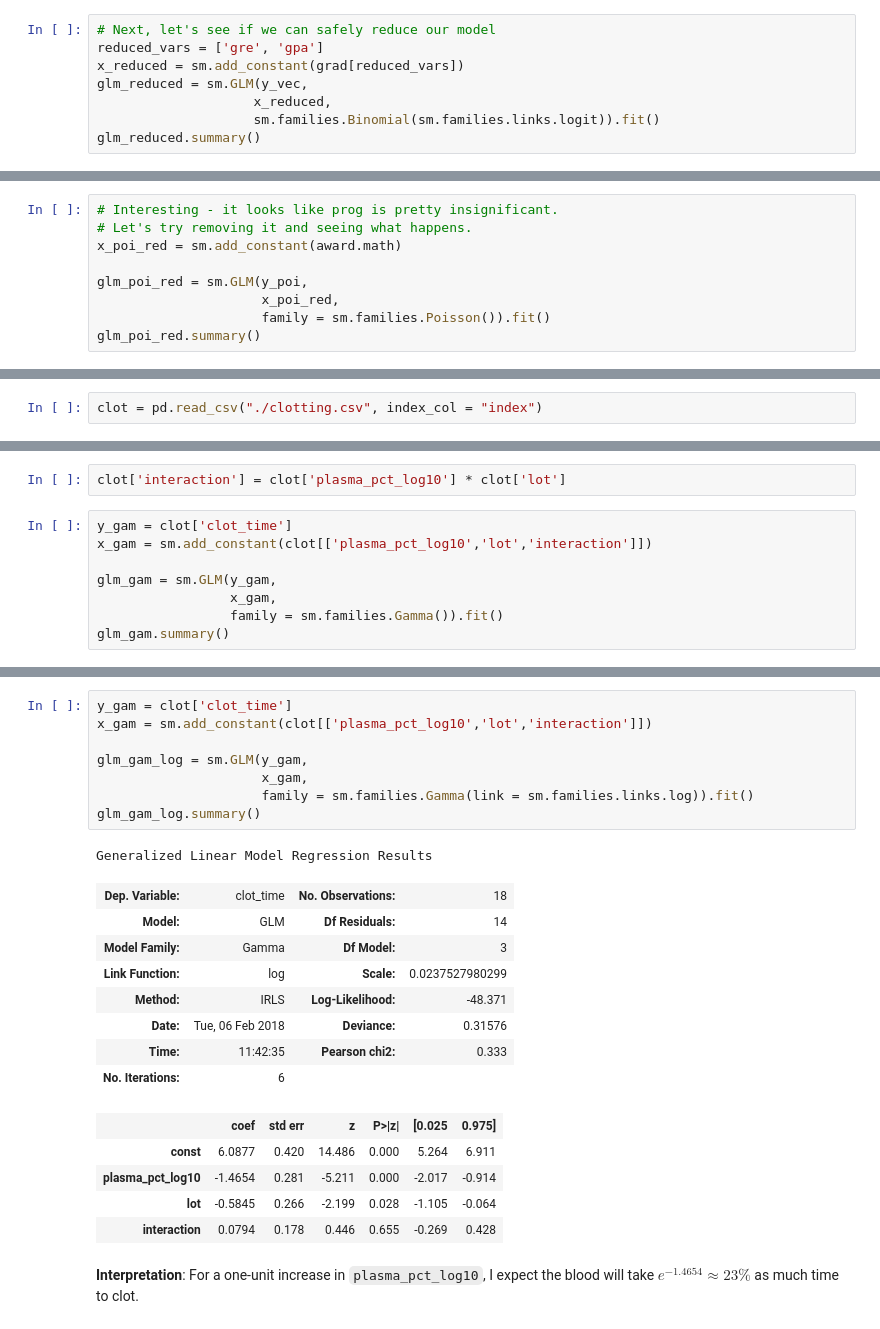
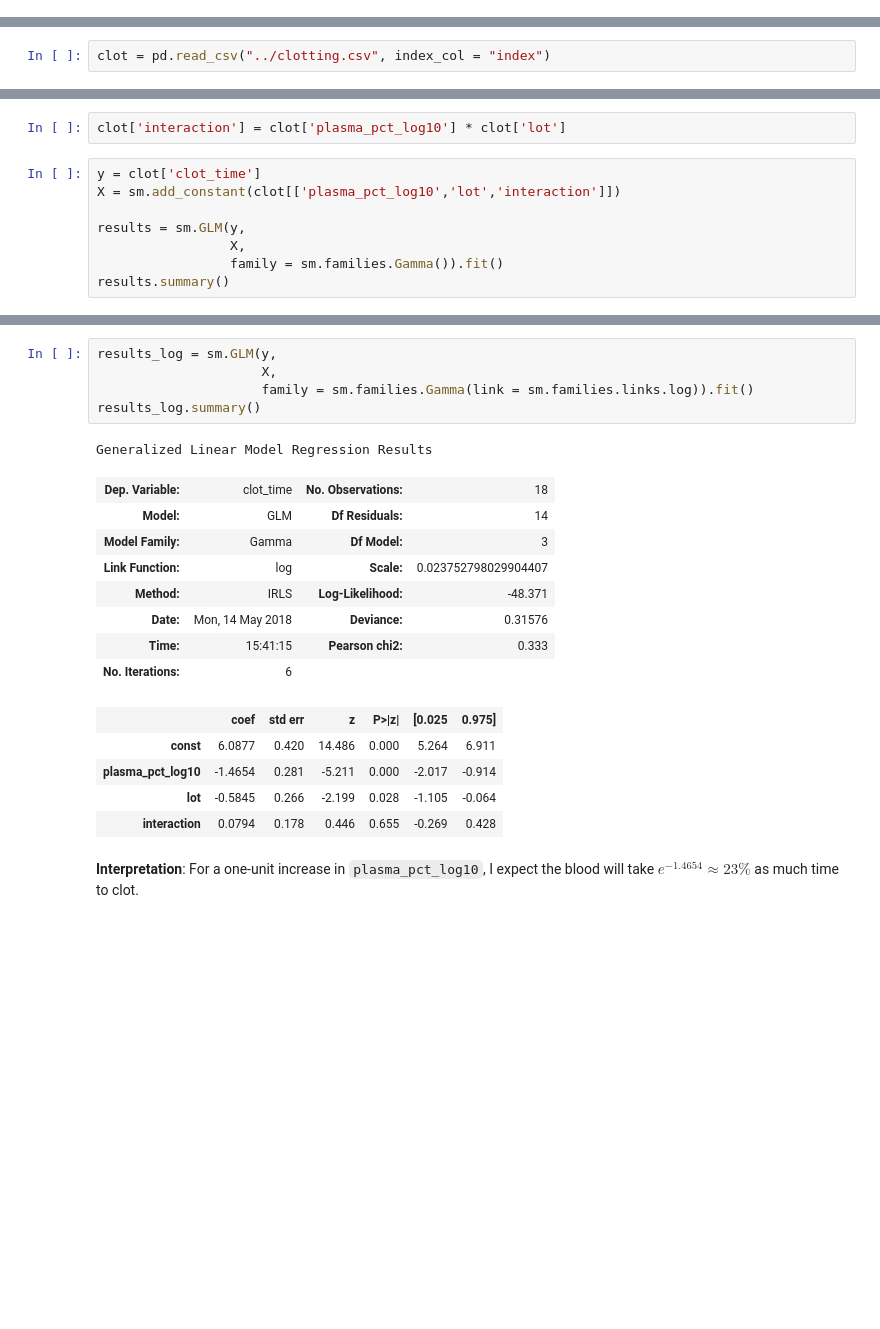
Before and after one commit to ga-curriculum/lesson-generalized-linear-models, a Jupyter notebook: solution-code/glm-notes-solution-code.ipynb, the cells around one changed output, grey strips where cells are left out. Cells and saved outputs as stored; diff of their text form; blank space fills up the shorter version.

```diff
--- a/solution-code/glm-notes-solution-code.ipynb
+++ b/solution-code/glm-notes-solution-code.ipynb
@@ -120,8 +224,0 @@ math.exp(100*0.0023)
-# %%
-# Next, let's see if we can safely reduce our model
-reduced_vars = ['gre', 'gpa']
-x_reduced = sm.add_constant(grad[reduced_vars])
-glm_reduced = sm.GLM(y_vec,
-                    x_reduced,
-                    sm.families.Binomial(sm.families.links.logit)).fit()
-glm_reduced.summary()
@@ -236,12 +282,3 @@ Generalized Linear Model Regression Results
 math.exp(0.0861)
 # %% [output]
 1.0899153143871725
-# %%
-# Interesting - it looks like prog is pretty insignificant.
-# Let's try removing it and seeing what happens.
-x_poi_red = sm.add_constant(award.math)
-
-glm_poi_red = sm.GLM(y_poi,
-                     x_poi_red,
-                     family = sm.families.Poisson()).fit()
-glm_poi_red.summary()
@@ -277,7 +292,7 @@ The data used from this example come from a 1945 study about and is inspired by
 
 **Data Description:** _“Hurn, et al. (1945) published data on the clotting time of blood, giving clotting time in seconds for normal plasma diluted to nine different percentage concentrations with prothrombin-free plasma; clotting was induced by two lots of thromboplastin.” [McCullagh and Nelder](http://www.utstat.toronto.edu/~brunner/oldclass/2201s11/readings/glmbook.pdf)_
 # %%
-clot = pd.read_csv("./clotting.csv", index_col = "index")
+clot = pd.read_csv("../clotting.csv", index_col = "index")
 # %%
 clot.head()
 # %% [output]
@@ -308,13 +323,13 @@ clot.plot('plasma_pct_log10', 'clot_time', kind = 'scatter')
 # %%
 clot['interaction'] = clot['plasma_pct_log10'] * clot['lot']
 # %%
-y_gam = clot['clot_time']
-x_gam = sm.add_constant(clot[['plasma_pct_log10','lot','interaction']])
+y = clot['clot_time']
+X = sm.add_constant(clot[['plasma_pct_log10','lot','interaction']])
 
-glm_gam = sm.GLM(y_gam,
-                 x_gam,
+results = sm.GLM(y,
+                 X,
                  family = sm.families.Gamma()).fit()
-glm_gam.summary()
+results.summary()
 # %% [output]
 Generalized Linear Model Regression Results
 | Dep. Variable: | clot_time | No. Observations: | 18 |
@@ -331,22 +346,19 @@ Generalized Linear Model Regression Results
 | lot | -0.0074 | 0.002 | -4.383 | 0.000 | -0.011 | -0.004 |
 | interaction | 0.0190 | 0.002 | 11.229 | 0.000 | 0.016 | 0.022 |
 # %%
-y_gam = clot['clot_time']
-x_gam = sm.add_constant(clot[['plasma_pct_log10','lot','interaction']])
-
-glm_gam_log = sm.GLM(y_gam,
-                     x_gam,
+results_log = sm.GLM(y,
+                     X,
                      family = sm.families.Gamma(link = sm.families.links.log)).fit()
-glm_gam_log.summary()
+results_log.summary()
 # %% [output]
 Generalized Linear Model Regression Results
 | Dep. Variable: | clot_time | No. Observations: | 18 |
 | Model: | GLM | Df Residuals: | 14 |
 | Model Family: | Gamma | Df Model: | 3 |
-| Link Function: | log | Scale: | 0.0237527980299 |
+| Link Function: | log | Scale: | 0.023752798029904407 |
 | Method: | IRLS | Log-Likelihood: | -48.371 |
-| Date: | Tue, 06 Feb 2018 | Deviance: | 0.31576 |
-| Time: | 11:42:35 | Pearson chi2: | 0.333 |
+| Date: | Mon, 14 May 2018 | Deviance: | 0.31576 |
+| Time: | 15:41:15 | Pearson chi2: | 0.333 |
 | No. Iterations: | 6 |  |  |
 |  | coef | std err | z | P>|z| | [0.025 | 0.975] |
 | const | 6.0877 | 0.420 | 14.486 | 0.000 | 5.264 | 6.911 |
```
Also changed, not shown: parts of 28 cells of this notebook, 4 other files.
